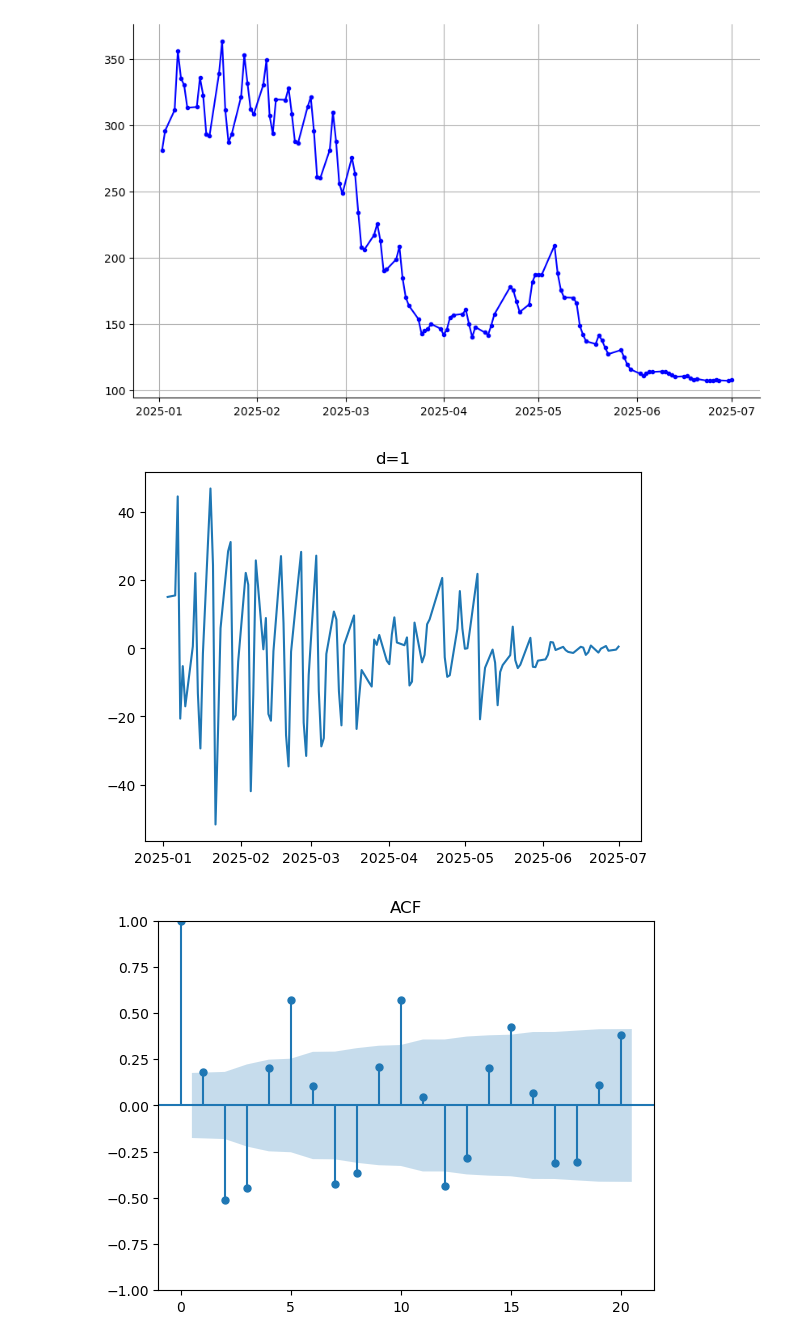
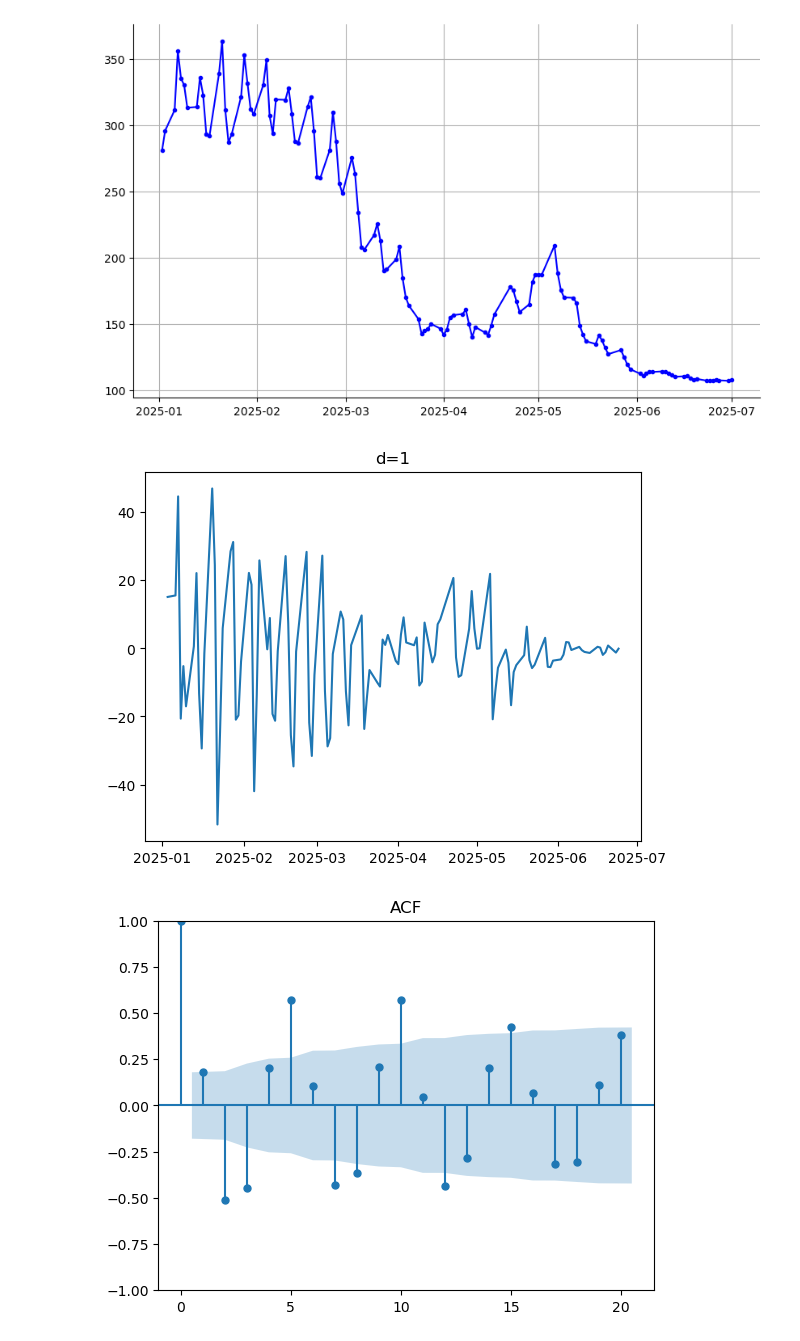
Before and after one commit to UoB-DSMP-2023-24/dsmp-2024-group20, a Jupyter notebook: ARIMA/ARIMA_implement.ipynb, the cells around one changed output. Cells and saved outputs as stored; diff of their text form; code cells hidden in the pictures.

```diff
--- a/ARIMA/ARIMA_implement.ipynb
+++ b/ARIMA/ARIMA_implement.ipynb
@@ -40,12 +57,15 @@ sns.despine()
 # %% [output]
 [figure]
 # %%
-price_diff = price.diff(1)
-price_diff = price_diff.dropna()
-plt.figure()
-plt.plot(price_diff)
-plt.title('d=1')
-plt.show()
+train_data = price[:-10]
+test_data = price[-10:]
+train_data_diff = train_data.diff(1)
+train_data_diff = price_diff.dropna()
-# %% [output]
-[figure, removed]
+# %%
+plt.figure()
+plt.plot(train_data_diff)
+plt.title('d=1')
+plt.show()
+# %% [output]
+[figure, added]
 # %%
```
Also changed, not shown: parts of 9 cells of this notebook.
